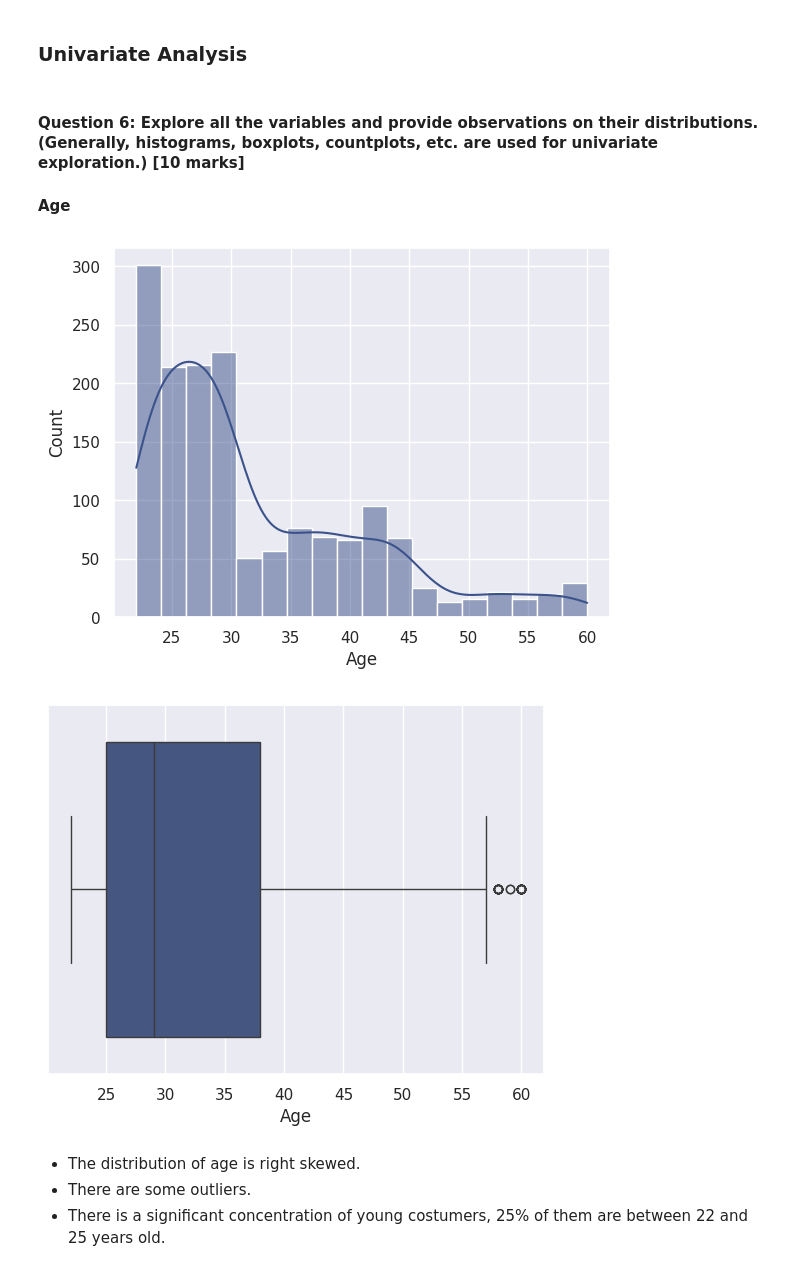
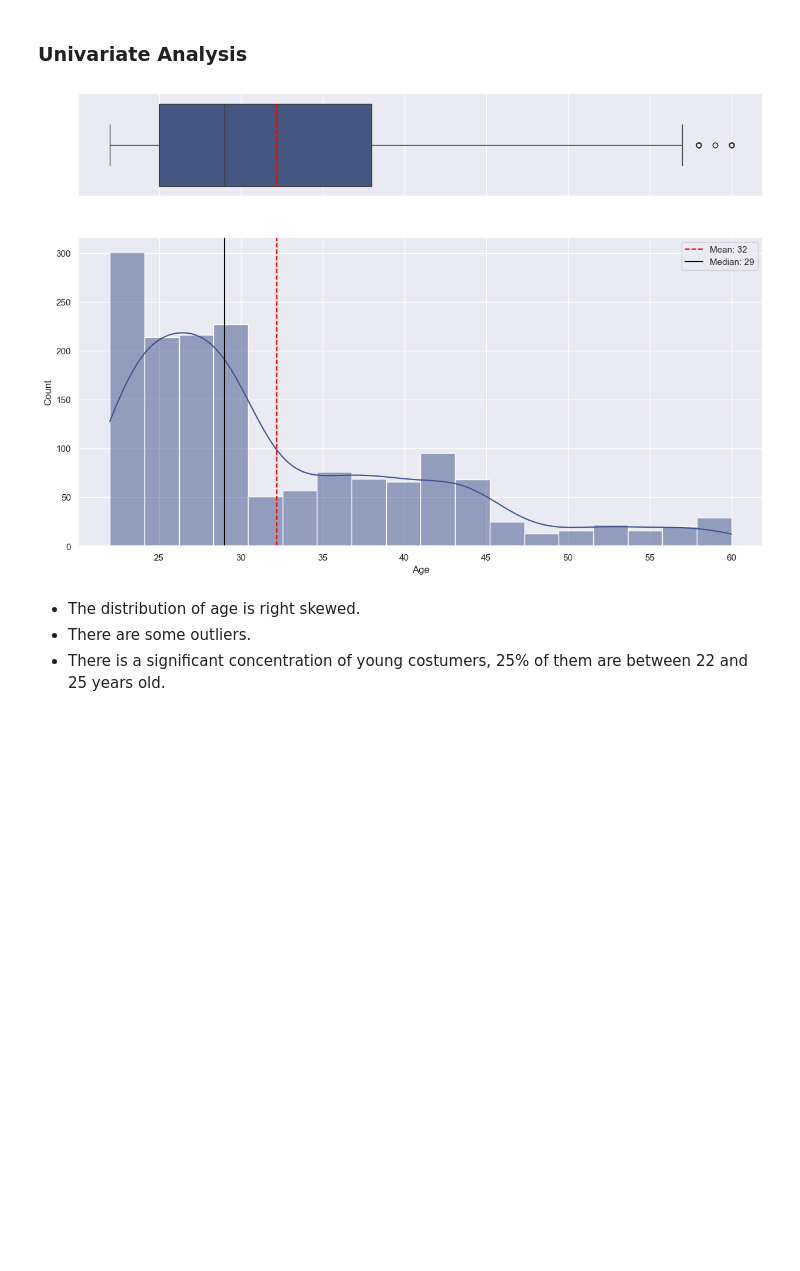
Before and after one commit to berns722/buyer-profiling, a Jupyter notebook: notebooks/exploration.ipynb, the cells around one changed output. Cells and saved outputs as stored; diff of their text form; code cells hidden in the pictures; blank space fills up the shorter version.

```diff
--- a/notebooks/exploration.ipynb
+++ b/notebooks/exploration.ipynb
@@ -55,6 +57,4 @@ Drive already mounted at /content/drive; to attempt to forcibly remount, call dr
 # %%
-import pandas as pd
-
-df = pd.read_csv('/content/drive/MyDrive/Project: Foundations of Data-driven Decision-Making: Austo/austo_automobile.csv')
-df.head()
+df = pd.read_csv('../data/austo_automobile.csv')
+head_and_tail(df)
 # %% [output]
@@ -166,17 +154,9 @@ dtype: int64
 # %% [markdown]
 ### Univariate Analysis
-# %% [markdown]
-#### **Question 6:** Explore all the variables and provide observations on their distributions. (Generally, histograms, boxplots, countplots, etc. are used for univariate exploration.) [10 marks]
-# %% [markdown]
-**Age**
 # %%
-sns.histplot(data=df,x='Age', kde=True)
-plt.show()
-sns.boxplot(data=df,x='Age')
-plt.show()
+histogram_boxplot(df, "Age", kde=True)
 # %% [output]
-[figure, old version]
+[figure, new version]
-[figure, removed]
 # %% [markdown]
 
 
```
Also changed, not shown: parts of 77 cells of this notebook, 1 other file.
